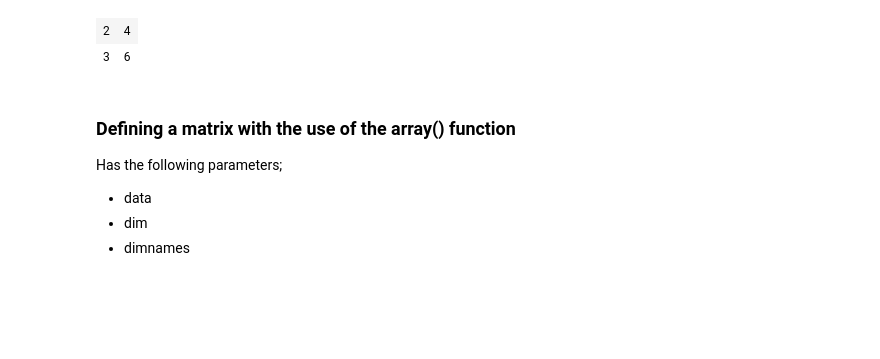
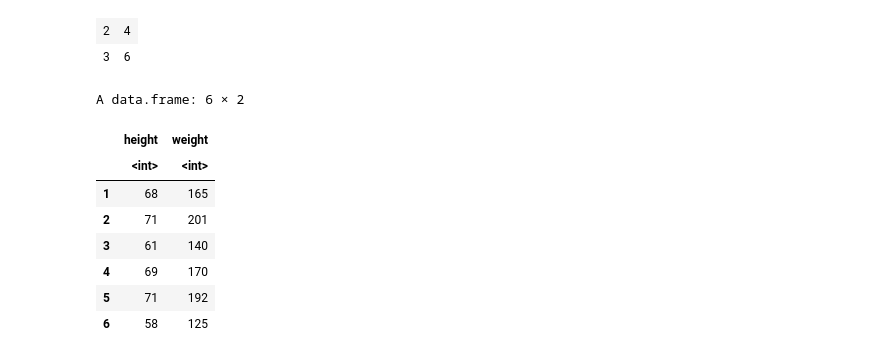
Before and after one commit to Victor-Mufasa/Computer-Interactive-Statistics, a Jupyter notebook: index.ipynb, the cells around one changed output. Cells and saved outputs as stored; diff of their text form; code cells hidden in the pictures; blank space fills up the shorter version.

```diff
--- a/index.ipynb
+++ b/index.ipynb
@@ -231,9 +231,17 @@ m
 A matrix: 2 × 2 of type dbl
 | 2 | 4 |
 | 3 | 6 |
-# %% [markdown]
-### **Defining a matrix with the use of the array() function**
-Has the following parameters;
-* data
-* dim
-* dimnames
+# %%
+## Reading in data
+data <- read.csv('heightWeight.csv')
+head(data)
+# %% [output]
+A data.frame: 6 × 2
+|  | height | weight |
+|  | <int> | <int> |
+| 1 | 68 | 165 |
+| 2 | 71 | 201 |
+| 3 | 61 | 140 |
+| 4 | 69 | 170 |
+| 5 | 71 | 192 |
+| 6 | 58 | 125 |
```
Also changed, not shown: parts of 9 cells of this notebook.
